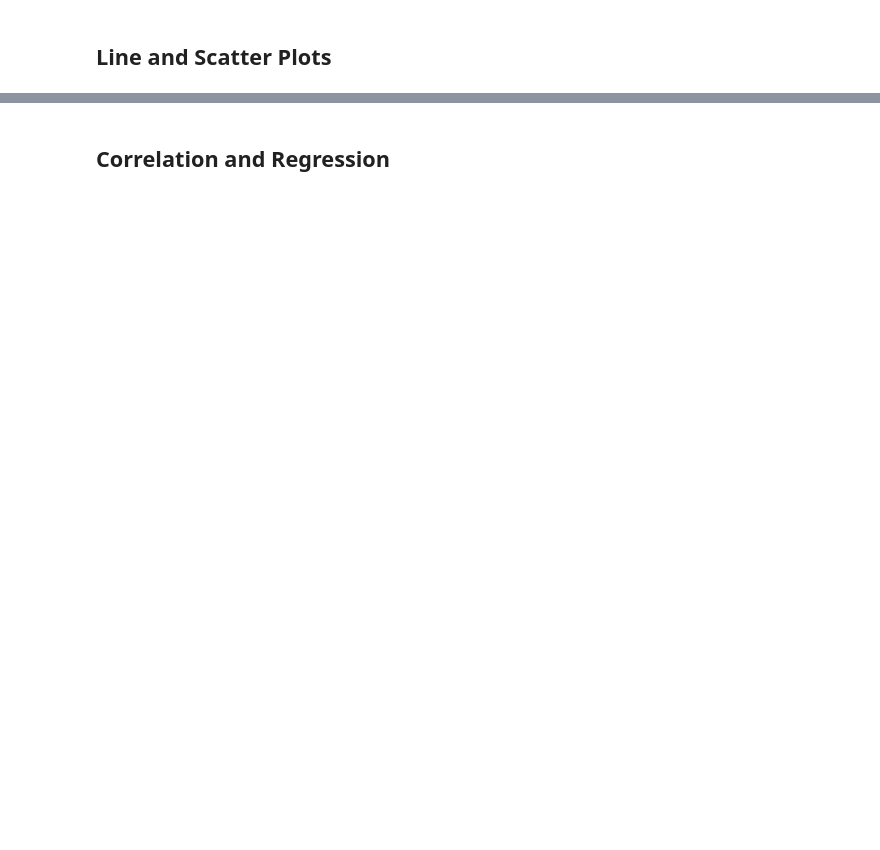
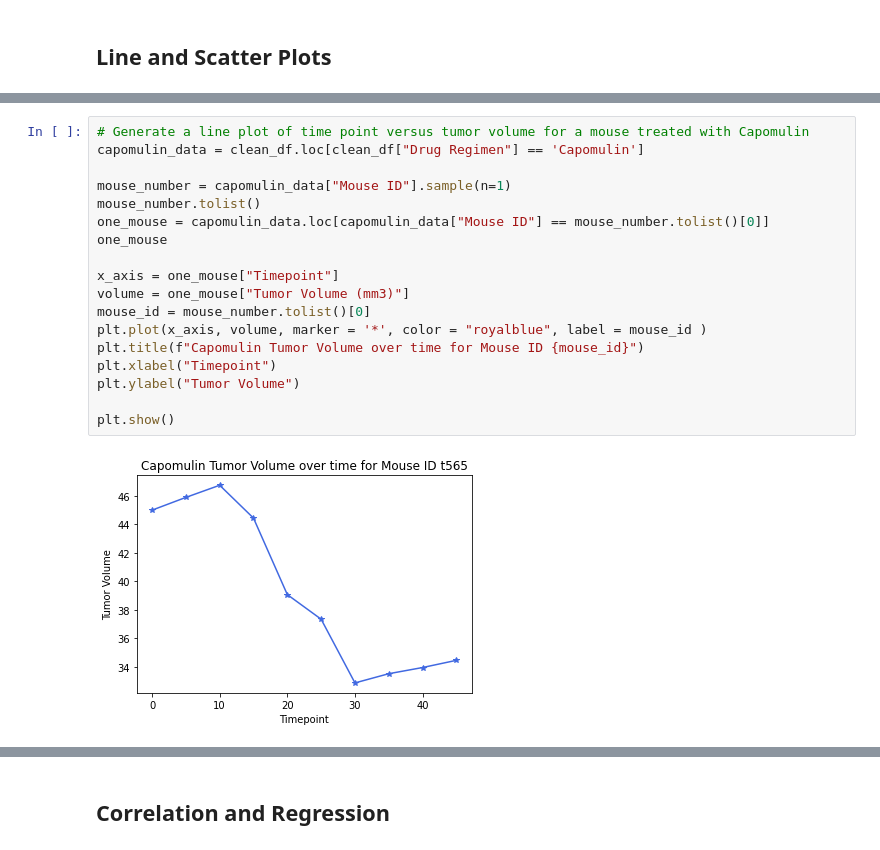
Before and after one commit to 22bipp22/matplotlib-challenge, a Jupyter notebook: Pymaceuticals/pymaceuticals_starter.ipynb, the cells around one changed output, grey strips where cells are left out. Drawn from its saved outputs; the diff is of its cells as text; blank space fills up the shorter version.

```diff
--- a/Pymaceuticals/pymaceuticals_starter.ipynb
+++ b/Pymaceuticals/pymaceuticals_starter.ipynb
@@ -301,2 +287,22 @@ plt.show()
+# %%
+# Generate a line plot of time point versus tumor volume for a mouse treated with Capomulin
+capomulin_data = clean_df.loc[clean_df["Drug Regimen"] == 'Capomulin']
+
+mouse_number = capomulin_data["Mouse ID"].sample(n=1)
+mouse_number.tolist()
+one_mouse = capomulin_data.loc[capomulin_data["Mouse ID"] == mouse_number.tolist()[0]]
+one_mouse
+
+x_axis = one_mouse["Timepoint"]
+volume = one_mouse["Tumor Volume (mm3)"]
+mouse_id = mouse_number.tolist()[0]
+plt.plot(x_axis, volume, marker = '*', color = "royalblue", label = mouse_id )
+plt.title(f"Capomulin Tumor Volume over time for Mouse ID {mouse_id}")
+plt.xlabel("Timepoint")
+plt.ylabel("Tumor Volume")
+
+plt.show()
+# %% [output]
+[figure, added]
 # %%
 # Generate a scatter plot of mouse weight versus average tumor volume for the Capomulin regimen
```
Also changed, not shown: parts of 8 cells of this notebook, 1 other file.
